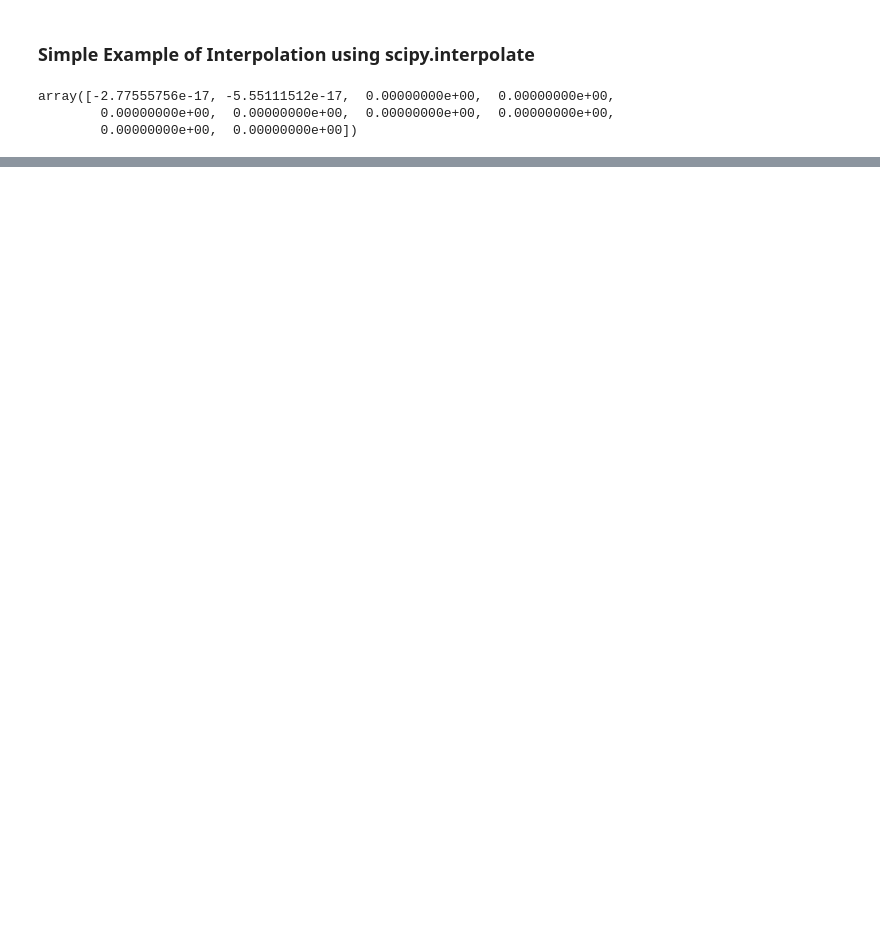
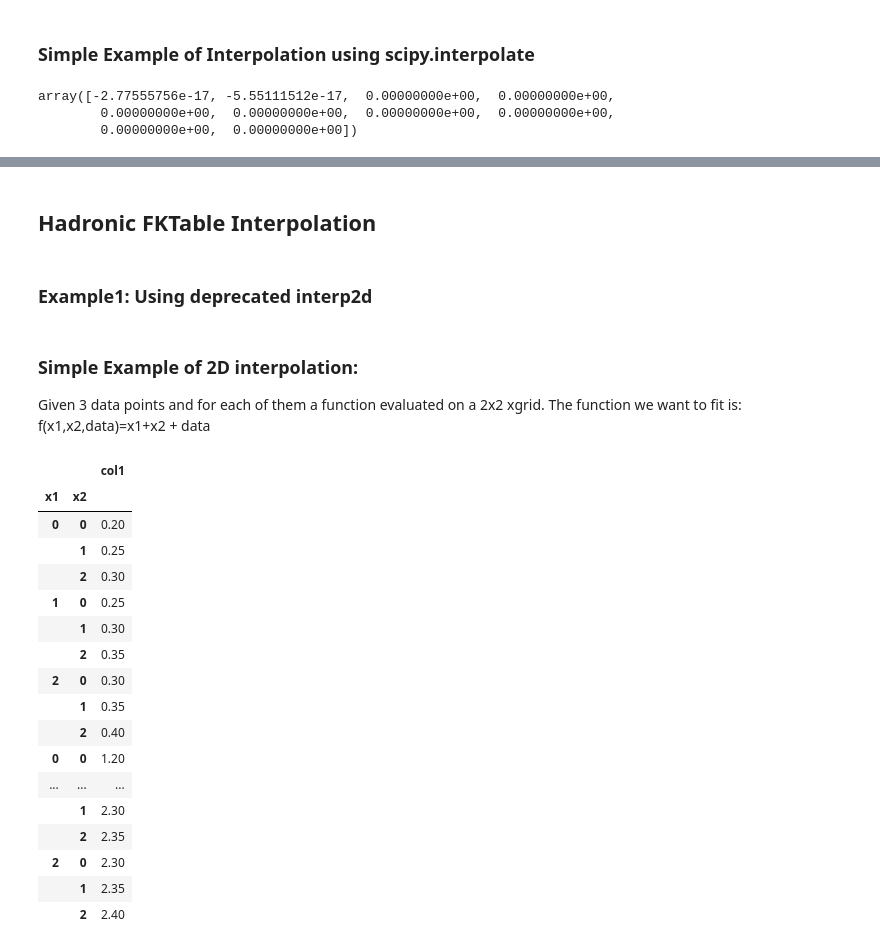
Before and after one commit to HEP-PBSP/colibri, a Jupyter notebook: super_net/examples/example_notebooks/FKtable_grids.ipynb, the cells around one changed output, grey strips where cells are left out. Drawn from its saved outputs; the diff is of its cells as text; code cells hidden in the pictures; blank space fills up the shorter version.

```diff
--- a/super_net/examples/example_notebooks/FKtable_grids.ipynb
+++ b/super_net/examples/example_notebooks/FKtable_grids.ipynb
@@ -121,9 +183,0 @@ a(1,2)
-# %%
-fktable_dis.sigma
-
-linear_interp = lambda x,y: interp1d(x, y, fill_value="extrapolate")
-columns_interpolators = []
-
-# loop over datapoints
-for d, grp in fktable_dis.sigma.groupby(fktable_dis.sigma.index.get_level_values('data')):
-    pass
@@ -144,0 +184,58 @@ for d, grp in fktable_dis.sigma.groupby(fktable_dis.sigma.index.get_level_values
+# %% [markdown]
+## Hadronic FKTable Interpolation
+# %% [markdown]
+### Example1: Using deprecated interp2d
+# %% [markdown]
+### Simple Example of 2D interpolation:
+
+Given 3 data points and for each of them a function evaluated on a 2x2 xgrid. The function we want to fit is: f(x1,x2,data)=x1+x2 + data
+# %%
+ex_xgrid = np.array([0.1,0.2])
+
+ex_dict = {"data":[0,0,0,0,1,1,1,1,2,2,2,2],"x1":[0,0,1,1,0,0,1,1,0,0,1,1],"x2":[0,1,0,1,0,1,0,1,0,1,0,1],
+          "col1":[0.2,0.3,0.3,0.4,1.2,1.3,1.3,1.4,2.2,2.3,2.3,2.4]}
+
+ex_df = pd.DataFrame.from_dict(ex_dict)
+ex_df.set_index(['data', 'x1', 'x2'], inplace=True)
+
+
+ex_dfs = []
+
+for d, grp in ex_df.groupby('data'):
+    x1_vals = ex_xgrid[grp.index.get_level_values('x1')]
+    x2_vals = ex_xgrid[grp.index.get_level_values('x2')]
+
+    interpolator = interp2d(x1_vals,x2_vals, grp['col1'])
+
+    # test the interpolator
+    new_ex_xgrid = np.array([0.1,0.15,0.2])
+    len_grid = len(new_ex_xgrid)
+
+    interpolated_grid = interpolator(new_ex_xgrid,new_ex_xgrid)
+
+    tmp_index = pd.MultiIndex.from_product([range(3),range(3)], names=['x1','x2'])
+    tmp_df = pd.DataFrame({'col1':interpolated_grid.flatten()},index=tmp_index)
+
+    ex_dfs.append(tmp_df)
+
+
+pd.concat(ex_dfs, axis=0)
+# %% [output]
+|  |  | col1 |
+| x1 | x2 |  |
+| 0 | 0 | 0.20 |
+|  | 1 | 0.25 |
+|  | 2 | 0.30 |
+| 1 | 0 | 0.25 |
+|  | 1 | 0.30 |
+|  | 2 | 0.35 |
+| 2 | 0 | 0.30 |
+|  | 1 | 0.35 |
+|  | 2 | 0.40 |
+| 0 | 0 | 1.20 |
+| ... | ... | ... |
+|  | 1 | 2.30 |
+|  | 2 | 2.35 |
+| 2 | 0 | 2.30 |
+|  | 1 | 2.35 |
+|  | 2 | 2.40 |
```
Also changed, not shown: parts of 28 cells of this notebook.
